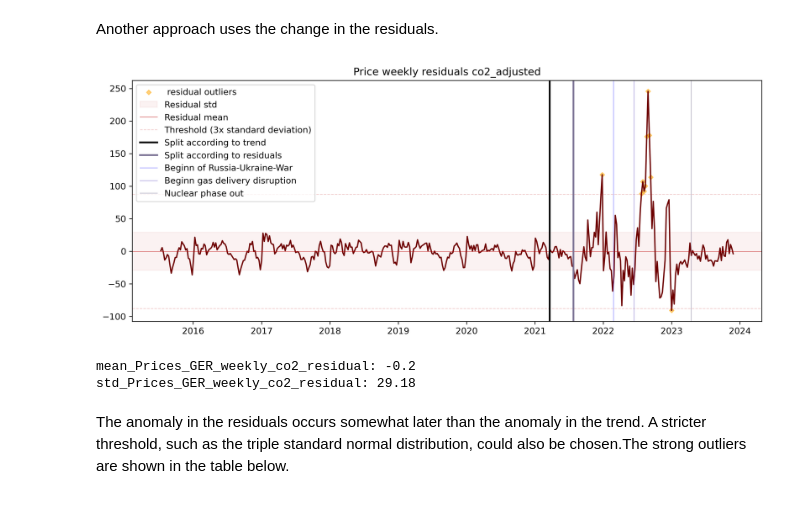
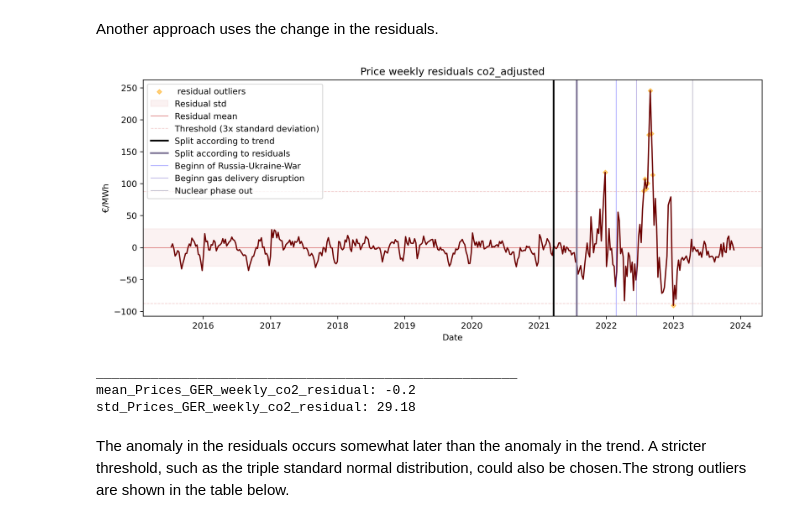
Before and after one commit to bennymiddel/Public, a Jupyter notebook: notebooks/03-splitting-and-pre-processing.ipynb, the cells around one changed output. Drawn from its saved outputs; the diff is of its cells as text; code cells hidden in the pictures.

```diff
--- a/notebooks/03-splitting-and-pre-processing.ipynb
+++ b/notebooks/03-splitting-and-pre-processing.ipynb
@@ -213,34 +213,39 @@ threshold = std_Prices_GER_weekly_co2_residual*3
 
 marker = Prices_GER_weekly_co2[['Residual']].loc[(Prices_GER_weekly_co2['Residual'] >=3*std_Prices_GER_weekly_co2_residual)|(Prices_GER_weekly_co2['Residual'] <=-3*std_Prices_GER_weekly_co2_residual)].sort_values('Residual', ascending = False)
 
 plt.figure(figsize= (13,5), dpi = 300)
 
 plt.plot(Prices_GER_weekly_co2['Residual'], color = '#6d0000')
 plt.scatter(x=marker.index, y= marker['Residual'], color = '#ffa600',alpha = 0.5, s=14,  marker ='D' , label = ' residual outliers')
 plt.axhspan(ymin=-std_Prices_GER_weekly_co2_residual,ymax=std_Prices_GER_weekly_co2_residual, alpha = 0.05, label = 'Residual std',color = '#bc0000')
 plt.axhline(y=mean_Prices_GER_weekly_co2_residual,color = '#bc0000', alpha = .5, linewidth = .8,  label = 'Residual mean')
 
 plt.axhline(y=threshold,color = '#bc0000', alpha = .2, linewidth = .8,  label = 'Threshold (3x standard deviation)', linestyle = '--')
 plt.axhline(y=-threshold,color = '#bc0000', alpha = .2, linewidth = .8, linestyle = '--')
 
 
 
 plt.axvline(x=dt.datetime(2021,3,21),color = '#000000', alpha = 1, linewidth = 2, label ='Split according to trend')
 plt.axvline(x=dt.datetime(2021,7,25),color = '#7b7294', alpha = 1, linewidth = 2, label ='Split according to residuals ')
 
 
 plt.axvline(x=dt.datetime(2022,2,24),color = '#4a48ff', alpha = .5, linewidth = .8,  label = 'Beginn of Russia-Ukraine-War')
 plt.axvline(x=dt.datetime(2022,6,14),color = '#705ec9', alpha = .5, linewidth = .8,  label = 'Beginn gas delivery disruption')
 plt.axvline(x=dt.datetime(2023,4,15),color = '#7b7294', alpha = .5, linewidth = .8,  label = 'Nuclear phase out')
 
 
 plt.legend()
+plt.ylabel('€/MWh')
+plt.xlabel('Date')
 plt.title('Price weekly residuals co2_adjusted')
 plt.show()
+
+print('______________________________________________________')
 print(f'mean_Prices_GER_weekly_co2_residual: {(mean_Prices_GER_weekly_co2_residual).round(2)}')
 print(f'std_Prices_GER_weekly_co2_residual: {(std_Prices_GER_weekly_co2_residual).round(2)}')
 # %% [output]
-[figure, old version]
+[figure, new version]
+______________________________________________________
 mean_Prices_GER_weekly_co2_residual: -0.2
 std_Prices_GER_weekly_co2_residual: 29.18
 # %% [markdown]
```
Also changed, not shown: parts of 3 cells of this notebook, 6 other files.
